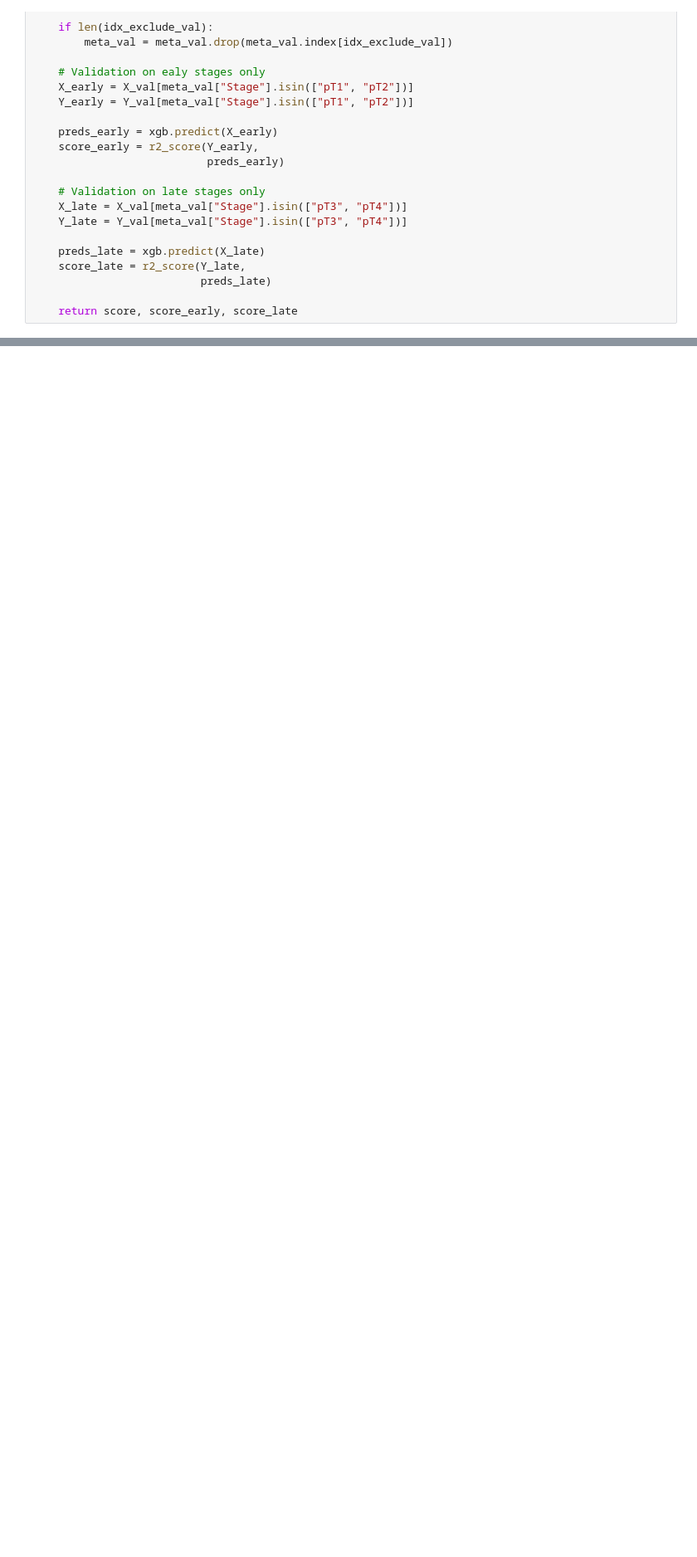
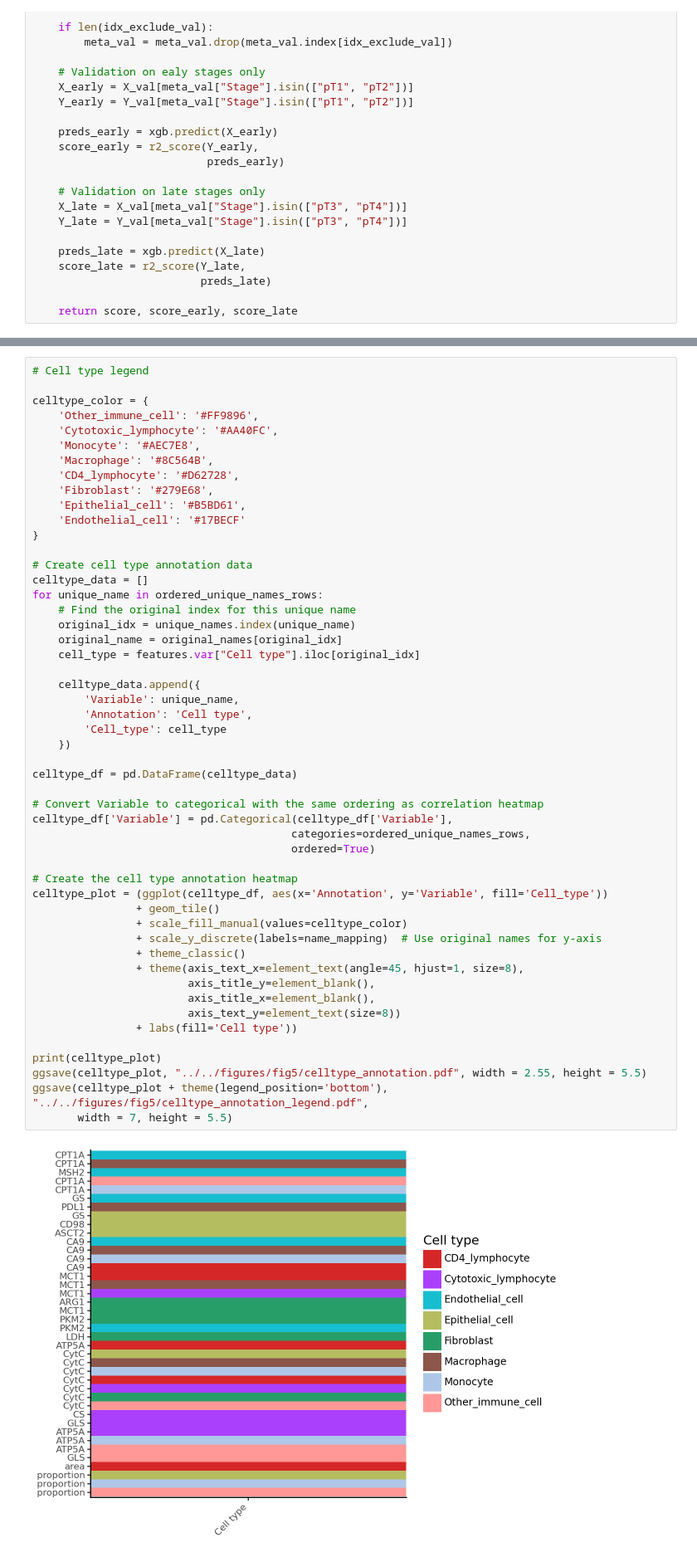
Before and after one commit to HartmannLab/MIBI-Analysis_Hamburg_CRC_TMA_2024, a Jupyter notebook: notebooks/multicellular/NetworkCellType.ipynb, the cells around one changed output, grey strips where cells are left out. Shown: that part at 83% size. Cells and saved outputs as stored; diff of their text form; blank space fills up the shorter version.

```diff
--- a/notebooks/multicellular/NetworkCellType.ipynb
+++ b/notebooks/multicellular/NetworkCellType.ipynb
@@ -833,0 +915,53 @@ Best model for Endothelial_cell vs Epithelial_cell: n_estimators = 15.0, max_dep
+# %%
+# Cell type legend
+
+celltype_color = {
+    'Other_immune_cell': '#FF9896',
+    'Cytotoxic_lymphocyte': '#AA40FC',
+    'Monocyte': '#AEC7E8',
+    'Macrophage': '#8C564B',
+    'CD4_lymphocyte': '#D62728',
+    'Fibroblast': '#279E68',
+    'Epithelial_cell': '#B5BD61',
+    'Endothelial_cell': '#17BECF'
+}
+
+# Create cell type annotation data
+celltype_data = []
+for unique_name in ordered_unique_names_rows:
+    # Find the original index for this unique name
+    original_idx = unique_names.index(unique_name)
+    original_name = original_names[original_idx]
+    cell_type = features.var["Cell type"].iloc[original_idx]
+
+    celltype_data.append({
+        'Variable': unique_name,
+        'Annotation': 'Cell type',
+        'Cell_type': cell_type
+    })
+
+celltype_df = pd.DataFrame(celltype_data)
+
+# Convert Variable to categorical with the same ordering as correlation heatmap
+celltype_df['Variable'] = pd.Categorical(celltype_df['Variable'],
+                                        categories=ordered_unique_names_rows,
+                                        ordered=True)
+
+# Create the cell type annotation heatmap
+celltype_plot = (ggplot(celltype_df, aes(x='Annotation', y='Variable', fill='Cell_type'))
+                + geom_tile()
+                + scale_fill_manual(values=celltype_color)
+                + scale_y_discrete(labels=name_mapping)  # Use original names for y-axis
+                + theme_classic()
+                + theme(axis_text_x=element_text(angle=45, hjust=1, size=8),
+                        axis_title_y=element_blank(),
+                        axis_title_x=element_blank(),
+                        axis_text_y=element_text(size=8))
+                + labs(fill='Cell type'))
+
+print(celltype_plot)
+ggsave(celltype_plot, "../../figures/fig5/celltype_annotation.pdf", width = 2.55, height = 5.5)
+ggsave(celltype_plot + theme(legend_position='bottom'), "../../figures/fig5/celltype_annotation_legend.pdf",
+       width = 7, height = 5.5)
+# %% [output]
+[figure, added]
```
Also changed, not shown: parts of 4 cells of this notebook.
